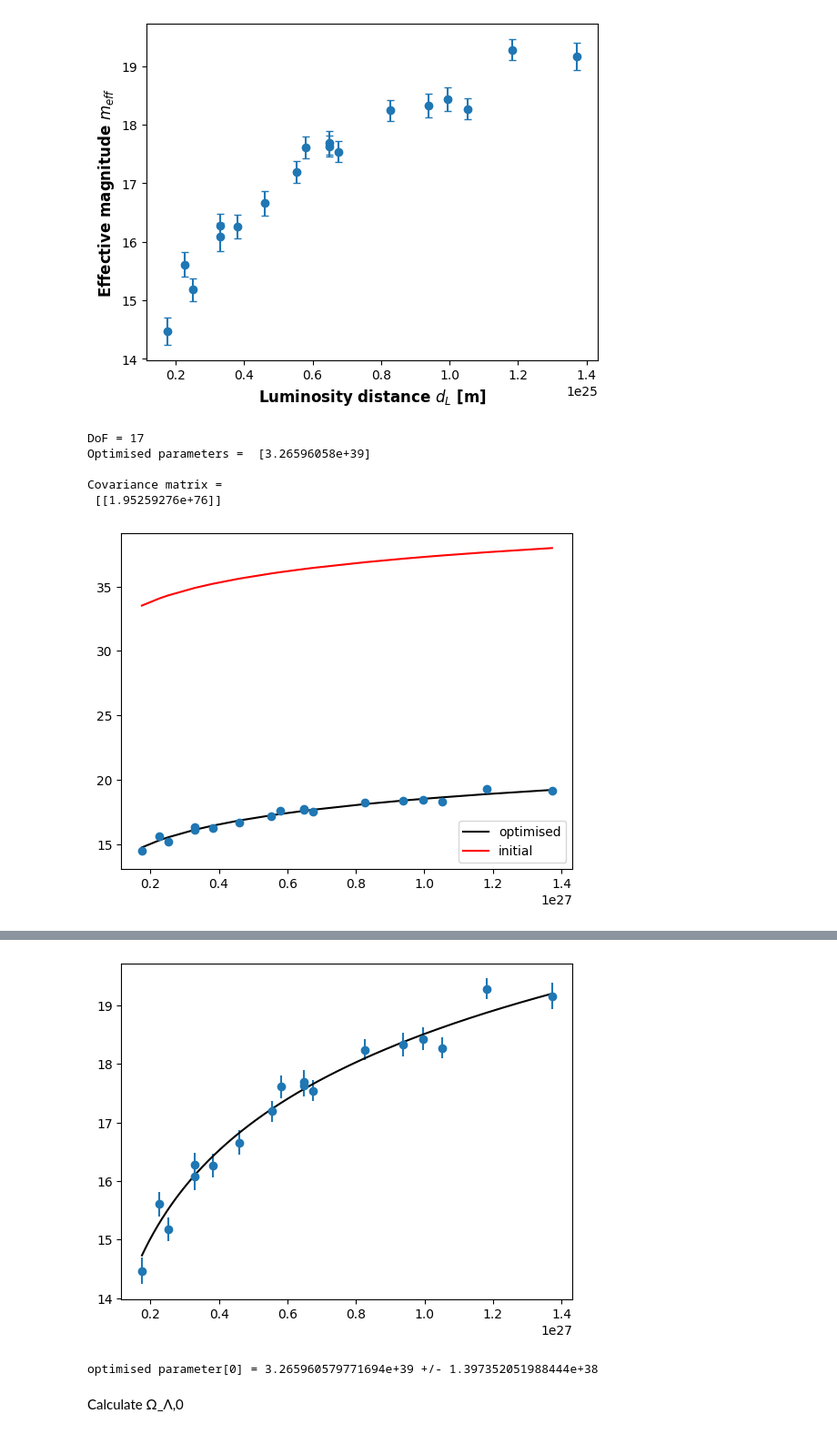
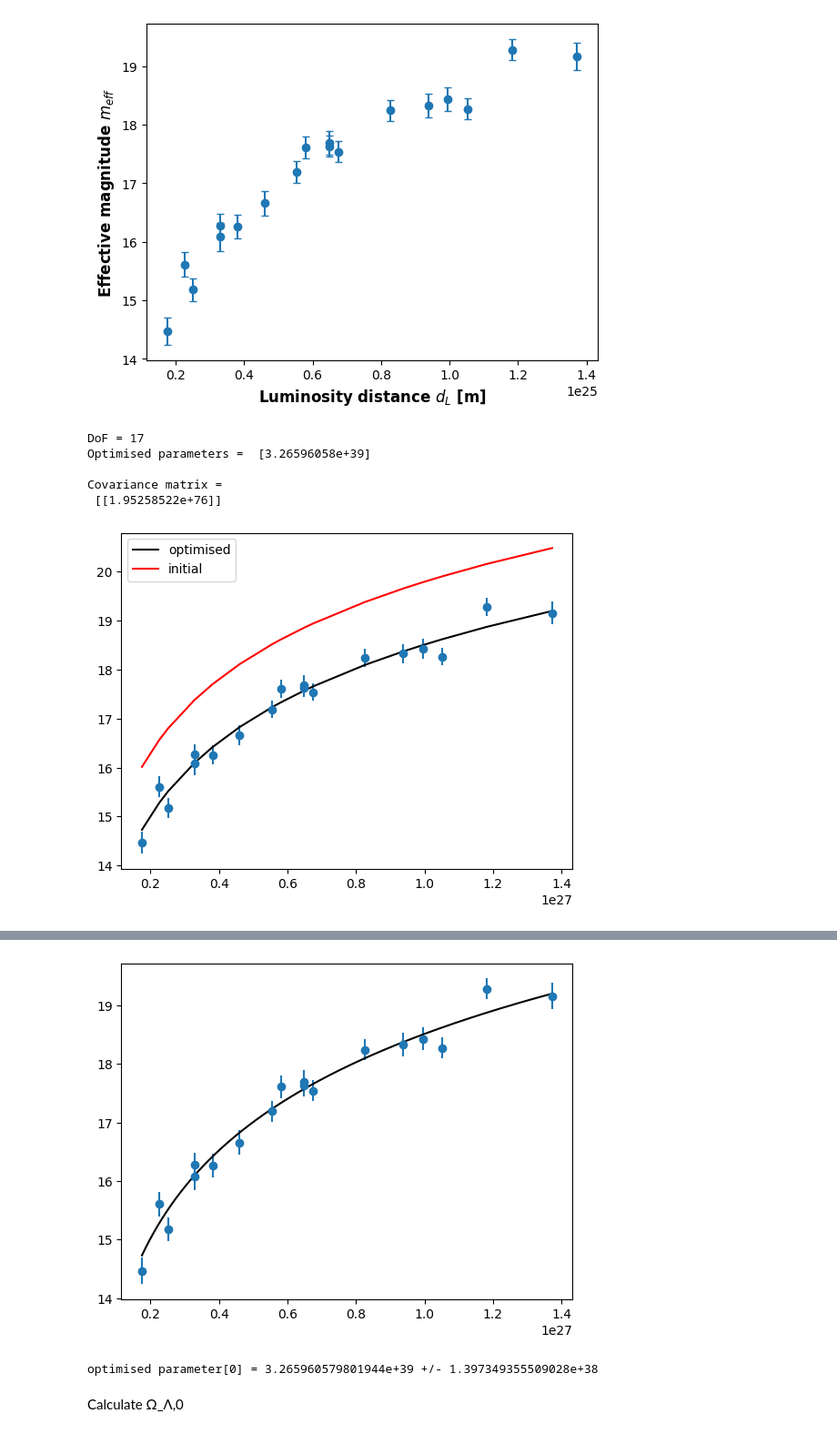
Before and after one commit to BradleyMak/Supernova_Cosmology, a Jupyter notebook: milestone.ipynb, the cells around one changed output, grey strips where cells are left out. Shown: that part at 91% size. Saved outputs shown, nothing was run; the diff lists cells and outputs as text; code cells hidden in the pictures.

```diff
--- a/milestone.ipynb
+++ b/milestone.ipynb
@@ -45,22 +45,22 @@ Text(0, 0.5, 'Effective magnitude $m_{eff}$')
 # %%
 #chi squared fitting
 
 xval = d_L*100 # cm
 yval = eff_peak_mag[low_redshift_indices[0]:low_redshift_indices[-1]+1]
 yerr = mag_err[low_redshift_indices[0]:low_redshift_indices[-1]+1]
 
 def model_funct(x, *vals):
     return -2.5*np.log10(vals[0]/(4*np.pi*x**2)) - 20.45
 
-initial = np.array([1.0*10**32]) # Initial guess for fit parameters
+initial = np.array([1.0*10**39]) # Initial guess for fit parameters
 
-parameters = functions.automated_curve_fitting(xval, yval, yerr, model_funct, initial) #optimised parameters given in erg/s
+parameters = functions.automated_curve_fitting(xval, yval, yerr, model_funct, initial) #optimised parameters given in erg/s/Ang
 L_peak = parameters[0][0]*10**-7
 L_peak_err = parameters[1][0]*10**-7
 # %% [output]
 DoF = 17
 Optimised parameters =  [3.26596058e+39]
 
 Covariance matrix =
- [[1.95259276e+76]]
+ [[1.95258522e+76]]
-[figure, old version]
+[figure, new version]
@@ -70,5 +70,5 @@ $P(chi^2_min, DoF)$ = 0.20657423844518508
 [figure]
-optimised parameter[0] = 3.265960579771694e+39 +/- 1.397352051988444e+38
+optimised parameter[0] = 3.265960579801944e+39 +/- 1.397349355509028e+38
 # %% [markdown]
 Calculate Ω_Λ,0
 # %%
```
Also changed, not shown: parts of 4 cells of this notebook, 1 other file.
